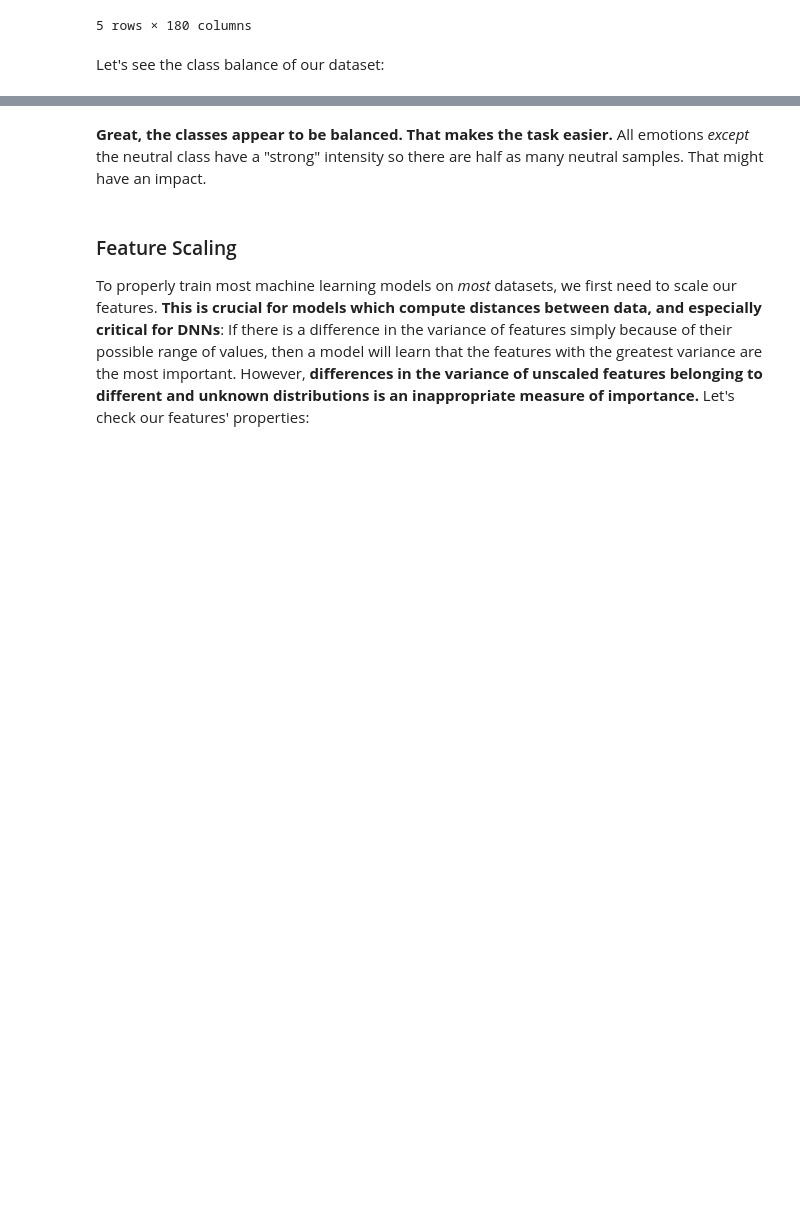
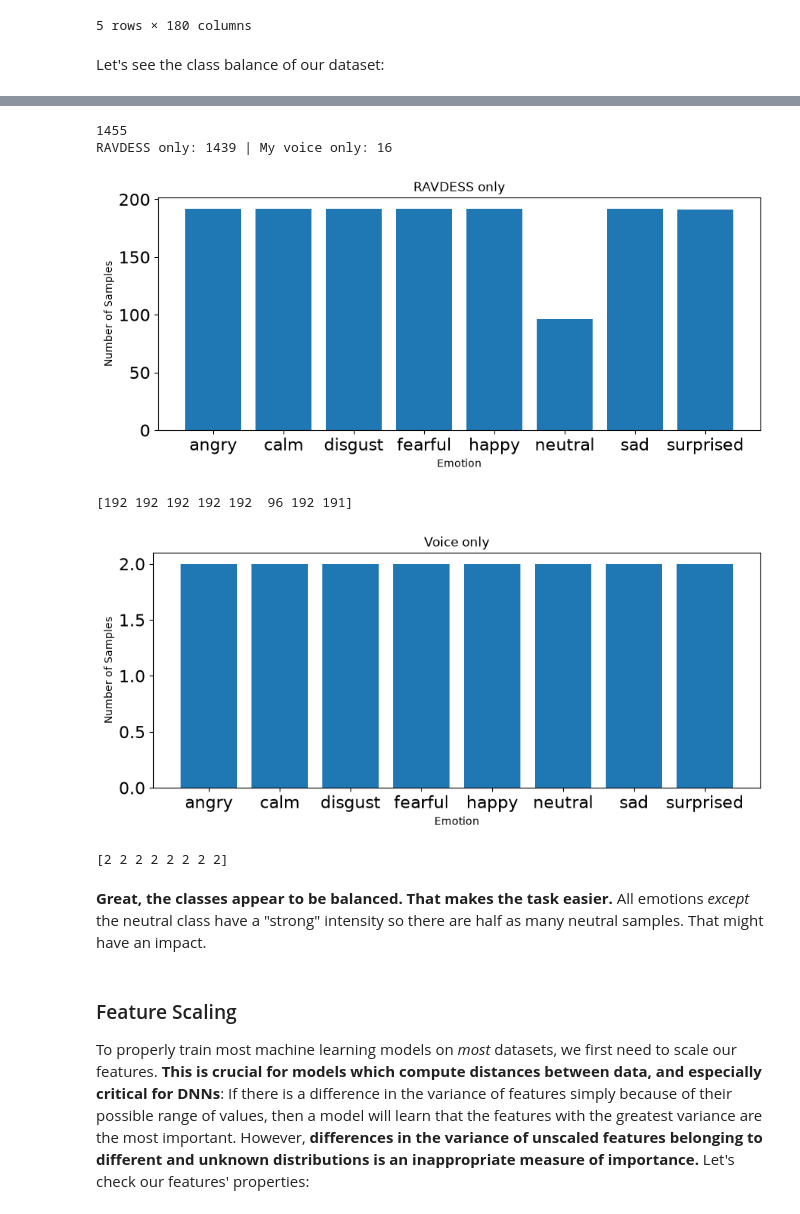
Before and after one commit to ValishaAngelina/Week3-ClassicML, a Jupyter notebook: week_3_machinelearning.ipynb, the cells around one changed output, grey strips where cells are left out. Drawn from its saved outputs; the diff is of its cells as text; code cells hidden in the pictures; blank space fills up the shorter version.

```diff
--- a/week_3_machinelearning.ipynb
+++ b/week_3_machinelearning.ipynb
@@ -269,3 +255,75 @@ plt.show()
+# %%
+# # plot emotions
+# plt.figure(figsize=(35,4))
+# plt.subplot(1,3,1)
+# #np.unique returns ordered list of unique elements and count of each element
+# emotion_list, count = np.unique(emotions, return_counts=True)
+# plt.bar(x=range(8), height=count)
+# plt.xticks(ticks=range(8), labels = [emotion for emotion in emotion_list],fontsize=10)
+# plt.xlabel('Emotion')
+# plt.tick_params(labelsize=16)
+# plt.ylabel('Number of Samples')
+# plt.show()
+# print(count)
+
+# getting all the audio files
+audio_files = glob.glob("Week3-ClassicML-main/Week3-ClassicML-main/RAVDESS/Audio Data/*/*.wav")
+print(len(audio_files))
+
+# define the file lists
+ravdess_files = [f for f in audio_files if 'Actor_26' not in f]
+my_files = [f for f in audio_files if 'Actor_26' in f]
+
+# RAVDESS only
+ravdess_emotions = []
+for file in ravdess_files:
+    file_name = os.path.basename(file)
+    emotion = emotions_dict[file_name.split("-")[2]]
+    ravdess_emotions.append(emotion)
+
+# my voice only
+my_emotions = []
+for file in my_files:
+    file_name = os.path.basename(file)
+    emotion = emotions_dict[file_name.split("-")[2]]
+    my_emotions.append(emotion)
+
+print(f"RAVDESS only: {len(ravdess_emotions)} | My voice only: {len(my_emotions)}")
+
+# RAVDESS plot emotions
+plt.figure(figsize=(35,4))
+plt.subplot(1,3,1)
+ravdess_emotion_list, count = np.unique(ravdess_emotions, return_counts=True)
+plt.bar(x=range(len(ravdess_emotion_list)), height=count)
+plt.xticks(ticks=range(len(ravdess_emotion_list)), labels = [emotion for emotion in ravdess_emotion_list], fontsize=10)
+plt.xlabel('Emotion')
+plt.tick_params(labelsize=16)
+plt.ylabel('Number of Samples')
+plt.title('RAVDESS only')
+plt.show()
+print(count)
+print("")
+
+# my voice only
+plt.figure(figsize=(35,4))
+plt.subplot(1,3,1)
+emotion_list, count = np.unique(my_emotions, return_counts=True)
+plt.bar(x=range(len(emotion_list)), height=count)
+plt.xticks(ticks=range(len(emotion_list)), labels = [emotion for emotion in emotion_list], fontsize=10)
+plt.xlabel('Emotion')
+plt.tick_params(labelsize=16)
+plt.ylabel('Number of Samples')
+plt.title('Voice only')
+plt.show()
+print(count)
+print("")
+# %% [output]
+1455
+RAVDESS only: 1439 | My voice only: 16
+[figure, added]
+[192 192 192 192 192  96 192 191]
+[figure, added]
+[2 2 2 2 2 2 2 2]
 # %% [markdown]
 **Great, the classes appear to be balanced. That makes the task easier.** All emotions _except_ the neutral class have a "strong" intensity so there are half as many neutral samples. That might have an impact.
 # %% [markdown]
```
Also changed, not shown: parts of 10 cells of this notebook.
